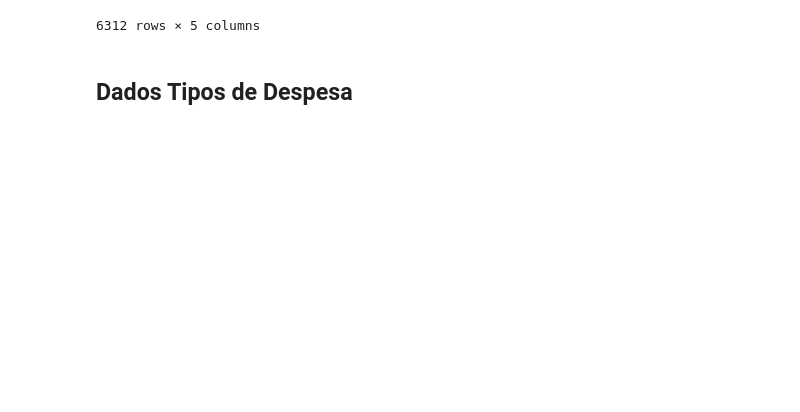
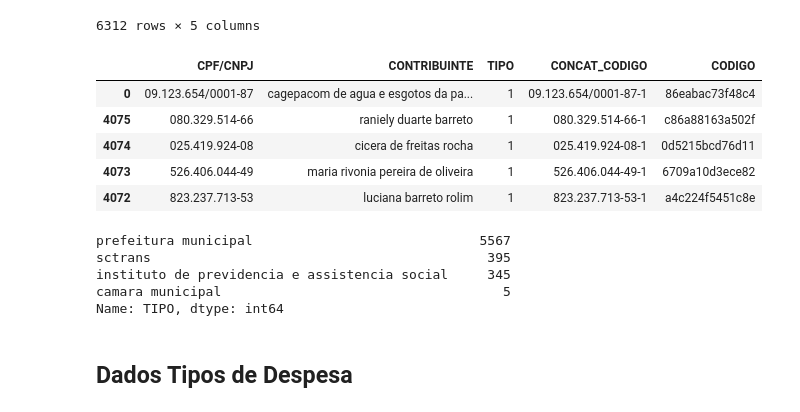
Before and after one commit to AllysonAbreu/dw_contas_publicas_2022, a Jupyter notebook: TCC2/dados/03_dados_carga/tratamento_despesas_carga.ipynb, the cells around one changed output. Drawn from its saved outputs; the diff is of its cells as text; code cells hidden in the pictures; blank space fills up the shorter version.

```diff
--- a/TCC2/dados/03_dados_carga/tratamento_despesas_carga.ipynb
+++ b/TCC2/dados/03_dados_carga/tratamento_despesas_carga.ipynb
@@ -605 +609,20 @@ df_contribuinte_merged = remove_espacos_duplos(df_contribuinte_merged)
+# %%
+df_contribuinte_merged.head()
+# %% [output]
+|  | CPF/CNPJ | CONTRIBUINTE | TIPO | CONCAT_CODIGO | CODIGO |
+| 0 | 09.123.654/0001-87 | cagepacom de agua e esgotos da pa... | 1 | 09.123.654/0001-87-1 | 86eabac73f48c4 |
+| 4075 | 080.329.514-66 | raniely duarte barreto | 1 | 080.329.514-66-1 | c86a88163a502f |
+| 4074 | 025.419.924-08 | cicera de freitas rocha | 1 | 025.419.924-08-1 | 0d5215bcd76d11 |
+| 4073 | 526.406.044-49 | maria rivonia pereira de oliveira | 1 | 526.406.044-49-1 | 6709a10d3ece82 |
+| 4072 | 823.237.713-53 | luciana barreto rolim | 1 | 823.237.713-53-1 | a4c224f5451c8e |
+# %%
+df_contribuinte_merged_atualizado = df_contribuinte_merged.copy()
+df_contribuinte_merged_atualizado['TIPO'] = df_contribuinte_merged_atualizado['TIPO'].replace(dic_fonte_dados)
+df_contribuinte_merged_atualizado['TIPO'].value_counts()
+# %% [output]
+prefeitura municipal                             5567
+sctrans                                           395
+instituto de previdencia e assistencia social     345
+camara municipal                                    5
+Name: TIPO, dtype: int64
 # %%
```
Also changed, not shown: parts of 6 cells of this notebook, 54 other files.
